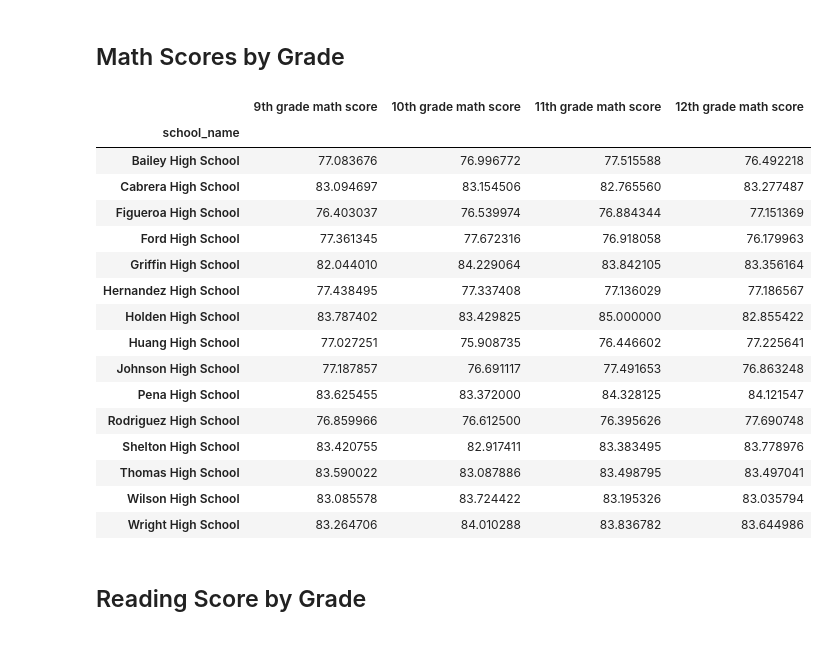
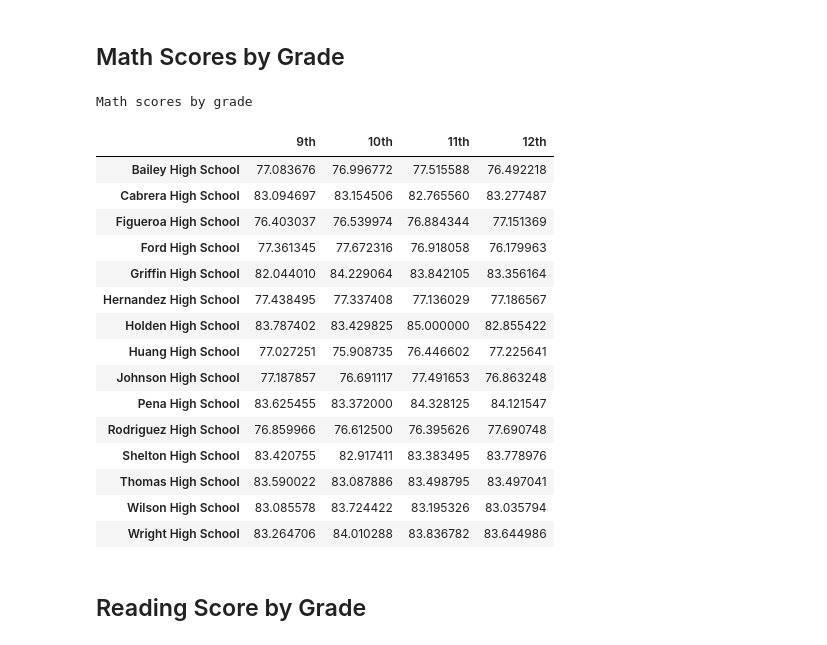
Before and after one commit to alisonands2000/a4-pandas-challenge, a Jupyter notebook: PyCitySchools/main.ipynb, the cells around one changed output. Cells and saved outputs as stored; diff of their text form; code cells hidden in the pictures.

```diff
--- a/PyCitySchools/main.ipynb
+++ b/PyCitySchools/main.ipynb
@@ -339,29 +365,35 @@ bottom_schools.head(5)
 # %% [markdown]
 ## Math Scores by Grade
 # %%
+#group each grade into their respective variables
 ninth_graders = school_data_all[(school_data_all['grade']=='9th')]
 tenth_graders = school_data_all[(school_data_all['grade']=='10th')]
 eleventh_graders = school_data_all[(school_data_all['grade']=='11th')]
 twelfth_graders = school_data_all[(school_data_all['grade']=='12th')]
 
 # Group by `school_name` and take the mean of the `math_score` column for each.
 ninth_grade_math_scores = ninth_graders.groupby('school_name')['math_score'].mean()
 tenth_grader_math_scores = tenth_graders.groupby('school_name')['math_score'].mean()
 eleventh_grader_math_scores = eleventh_graders.groupby('school_name')['math_score'].mean()
 twelfth_grader_math_scores = twelfth_graders.groupby('school_name')['math_score'].mean()
 
-ninth_grade_math_scores = pd.DataFrame(ninth_grade_math_scores).rename(columns = {'math_score':'9th grade math score'})
-tenth_grader_math_scores = pd.DataFrame(tenth_grader_math_scores).rename(columns = {'math_score':'10th grade math score'})
-eleventh_grader_math_scores = pd.DataFrame(eleventh_grader_math_scores).rename(columns = {'math_score':'11th grade math score'})
-twelfth_grader_math_scores = pd.DataFrame(twelfth_grader_math_scores).rename(columns = {'math_score':'12th grade math score'})
-
-math_scores_by_grade = pd.merge(ninth_grade_math_scores, tenth_grader_math_scores, on = 'school_name')
-math_scores_by_grade = pd.merge(math_scores_by_grade, eleventh_grader_math_scores, on = 'school_name')
-math_scores_by_grade = pd.merge(math_scores_by_grade, twelfth_grader_math_scores, on = 'school_name')
+#writing into a dict to display
+math_scores_by_grade = {
+    '9th': ninth_grade_math_scores,
+    '10th': tenth_grader_math_scores,
+    '11th': eleventh_grader_math_scores,
+    '12th': twelfth_grader_math_scores
+}
+# Convert to dataframe
+math_scores_by_grade = pd.DataFrame(math_scores_by_grade)
+# Remove index name
+math_scores_by_grade.index.name = None
+# Display
+print('Math scores by grade')
 math_scores_by_grade
 # %% [output]
+Math scores by grade
-|  | 9th grade math score | 10th grade math score | 11th grade math score | 12th grade math score |
-| school_name |  |  |  |  |
+|  | 9th | 10th | 11th | 12th |
 | Bailey High School | 77.083676 | 76.996772 | 77.515588 | 76.492218 |
 | Cabrera High School | 83.094697 | 83.154506 | 82.765560 | 83.277487 |
 | Figueroa High School | 76.403037 | 76.539974 | 76.884344 | 77.151369 |
```
Also changed, not shown: parts of 31 cells of this notebook.
